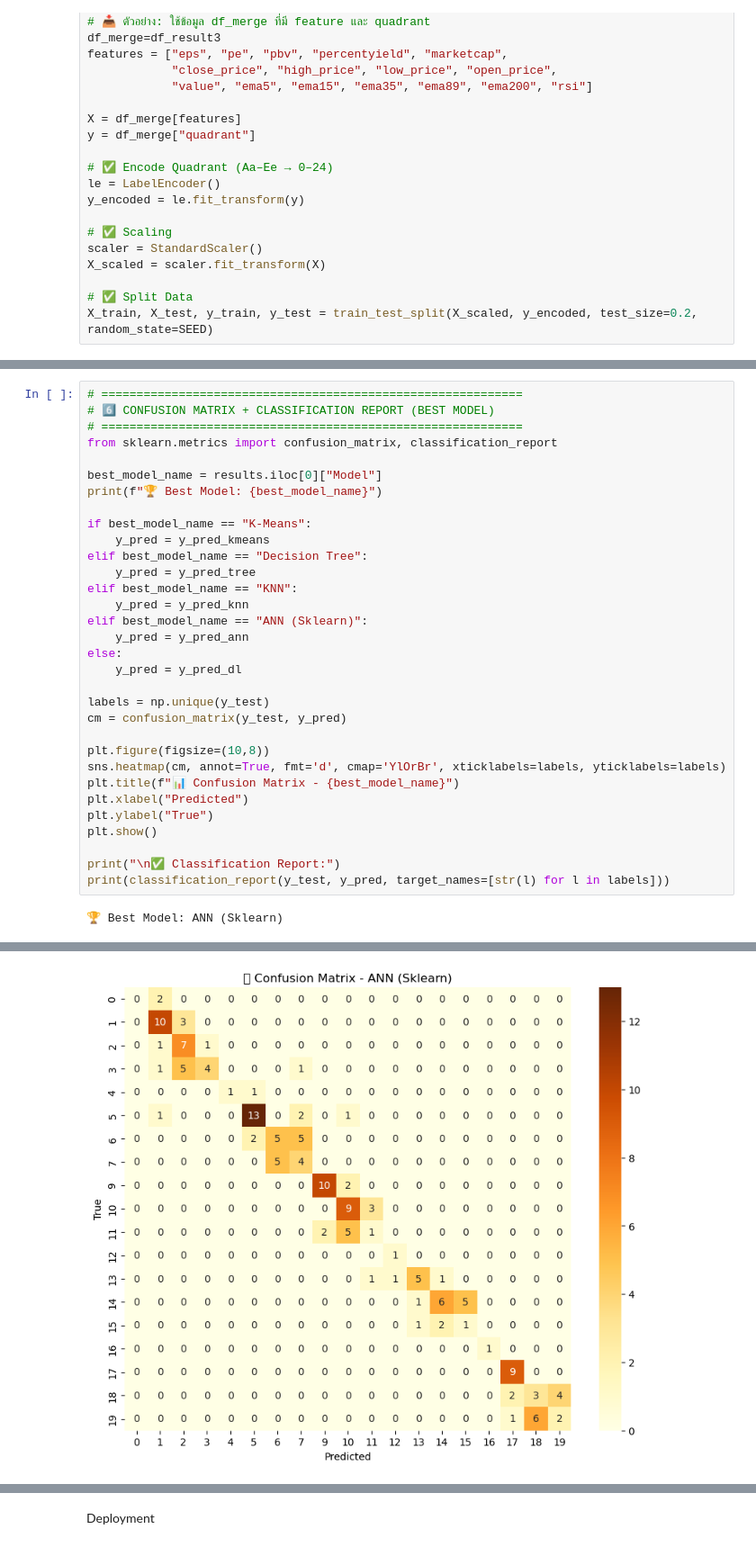
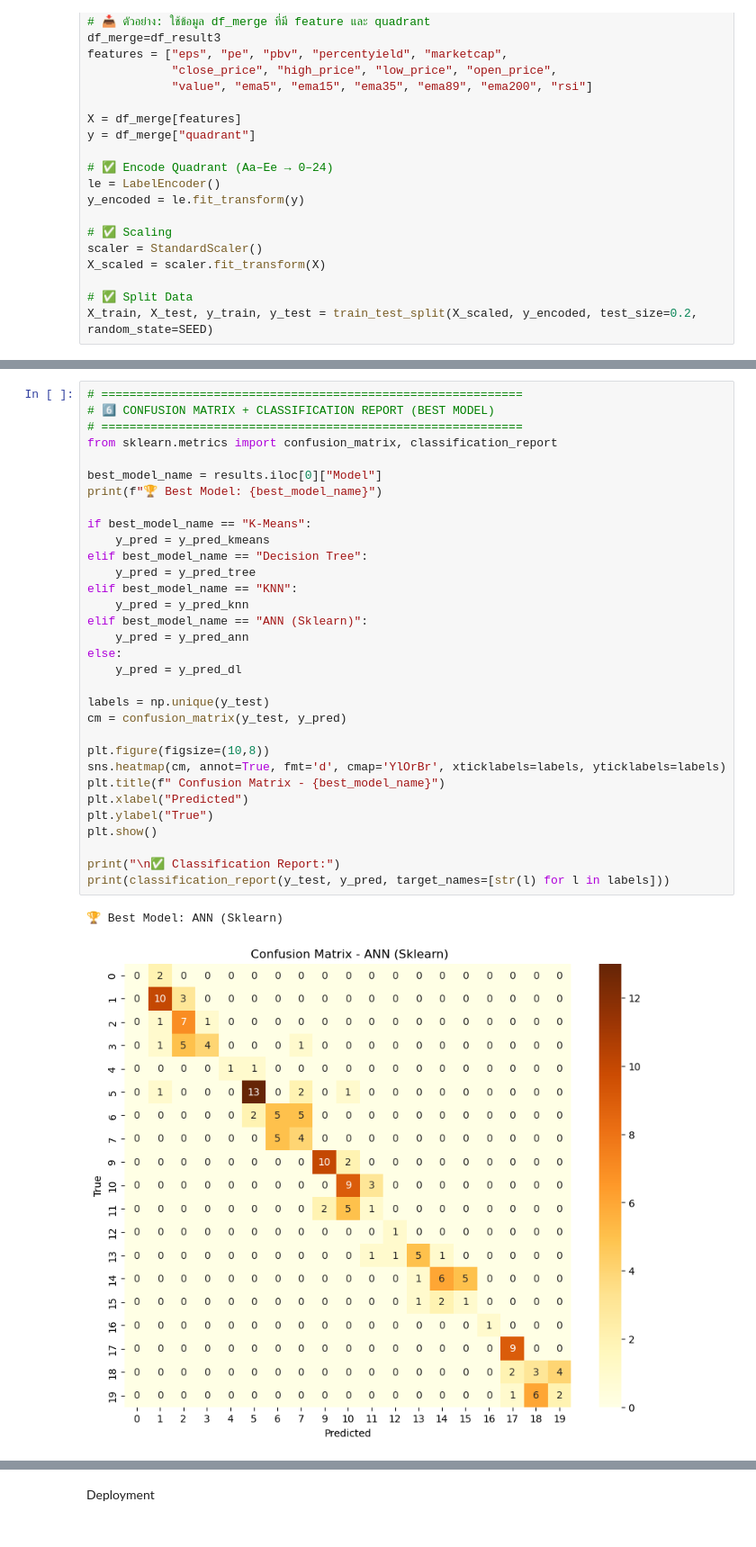
Before and after one commit to phqsuema123/Stock-quadrant-quantitative-analysis-using-deep-learning-classification, a Jupyter notebook: 1.Final_file/3.Data_preparation,4.Modelling/final100.ipynb, the cells around one changed output, grey strips where cells are left out. Shown at 90% size. Drawn from its saved outputs; the diff is of its cells as text.

```diff
--- a/1.Final_file/3.Data_preparation,4.Modelling/final100.ipynb
+++ b/1.Final_file/3.Data_preparation,4.Modelling/final100.ipynb
@@ -1077,31 +1125,32 @@ display(results)
 # ============================================================
 from sklearn.metrics import confusion_matrix, classification_report
 
 best_model_name = results.iloc[0]["Model"]
 print(f"🏆 Best Model: {best_model_name}")
 
 if best_model_name == "K-Means":
     y_pred = y_pred_kmeans
 elif best_model_name == "Decision Tree":
     y_pred = y_pred_tree
 elif best_model_name == "KNN":
     y_pred = y_pred_knn
 elif best_model_name == "ANN (Sklearn)":
     y_pred = y_pred_ann
 else:
     y_pred = y_pred_dl
 
 labels = np.unique(y_test)
 cm = confusion_matrix(y_test, y_pred)
 
 plt.figure(figsize=(10,8))
 sns.heatmap(cm, annot=True, fmt='d', cmap='YlOrBr', xticklabels=labels, yticklabels=labels)
-plt.title(f"📊 Confusion Matrix - {best_model_name}")
+plt.title(f" Confusion Matrix - {best_model_name}")
 plt.xlabel("Predicted")
 plt.ylabel("True")
 plt.show()
 
 print("\n✅ Classification Report:")
 print(classification_report(y_test, y_pred, target_names=[str(l) for l in labels]))
 # %% [output]
 🏆 Best Model: ANN (Sklearn)
+[figure, new version]
@@ -1109 +1173,0 @@ Glyph 128202 (\N{BAR CHART}) missing from font(s) DejaVu Sans.
-[figure, old version]
```
Also changed, not shown: parts of 12 cells of this notebook, 9 other files.
